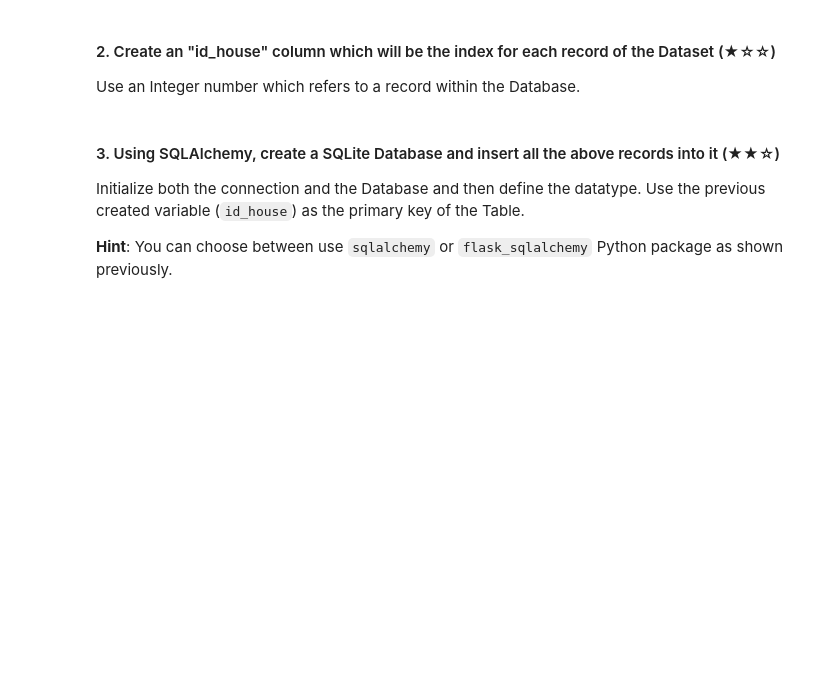
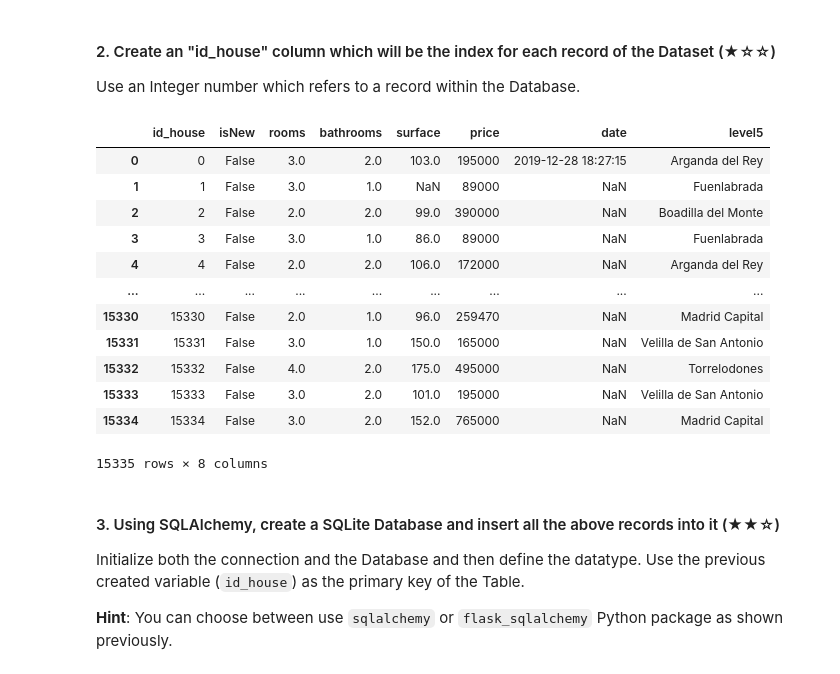
Before and after one commit to 4GeeksAcademy/julio-segura-realestate-review-content-1, a Jupyter notebook: project.ipynb, the cells around one changed output. Drawn from its saved outputs; the diff is of its cells as text; code cells hidden in the pictures; blank space fills up the shorter version.

```diff
--- a/project.ipynb
+++ b/project.ipynb
@@ -45,12 +45,60 @@ ds.head(10)
 Ensure the current datatype of the columns match the desired and, if not, update it.
 # %%
 # TODO
+
+#Cambiar tipo dato de rooms
+ds["rooms"] = ds["rooms"].fillna(0).astype(int)
+
+#Cambiar tipo de dato de bathrooms
+ds["bathrooms"] = ds["bathrooms"].fillna(0).astype(int)
+# %%
+# Create a pandas DataFrame containing the 'date' column:
+
+date = {'date': ["2019-12-28T18:27:15.9680547Z"]}
+df = pd.DataFrame(date)
+
+# Convert the 'date' column to datetime format using pd.to_datetime():
+df['date'] = pd.to_datetime(df['date'])
+
+# Use the strftime() method to format the datetime column to the desired string format:
+df['formatted_date'] = df['date'].dt.strftime("%Y-%m-%d %H:%M:%S")
+# %%
+# To replace the old date column with the new formatted column in your dataset using pandas, you can simply assign the values of the new formatted column to the old column.
+ds['date'] = df['formatted_date']
+# %%
+ds.level5.dtype
+ds['level5'] = ds['level5'].astype(str)
+
+# En Python, el tipo de datos de texto se conoce como secuencia de caracteres (string).
+# En Pandas se los conoce como objetos (object). Por lo que no puede cambiarse el tipo de datos de Object a Str
 # %% [markdown]
 #### 2. Create an "id_house" column which will be the index for each record of the Dataset (★☆☆)
 
 Use an Integer number which refers to a record within the Database.
 # %%
 # TODO
+
+# Reset the index, which will create a new column named 'index'
+ds.reset_index(inplace=True)
+
+# Rename the 'index' column to 'id_house'
+ds.rename(columns={'index':'id_house'}, inplace=True)
+
+ds
+# %% [output]
+|  | id_house | isNew | rooms | bathrooms | surface | price | date | level5 |
+| 0 | 0 | False | 3.0 | 2.0 | 103.0 | 195000 | 2019-12-28 18:27:15 | Arganda del Rey |
+| 1 | 1 | False | 3.0 | 1.0 | NaN | 89000 | NaN | Fuenlabrada |
+| 2 | 2 | False | 2.0 | 2.0 | 99.0 | 390000 | NaN | Boadilla del Monte |
+| 3 | 3 | False | 3.0 | 1.0 | 86.0 | 89000 | NaN | Fuenlabrada |
+| 4 | 4 | False | 2.0 | 2.0 | 106.0 | 172000 | NaN | Arganda del Rey |
+| ... | ... | ... | ... | ... | ... | ... | ... | ... |
+| 15330 | 15330 | False | 2.0 | 1.0 | 96.0 | 259470 | NaN | Madrid Capital |
+| 15331 | 15331 | False | 3.0 | 1.0 | 150.0 | 165000 | NaN | Velilla de San Antonio |
+| 15332 | 15332 | False | 4.0 | 2.0 | 175.0 | 495000 | NaN | Torrelodones |
+| 15333 | 15333 | False | 3.0 | 2.0 | 101.0 | 195000 | NaN | Velilla de San Antonio |
+| 15334 | 15334 | False | 3.0 | 2.0 | 152.0 | 765000 | NaN | Madrid Capital |
+15335 rows × 8 columns
 # %% [markdown]
 #### 3. Using SQLAlchemy, create a SQLite Database and insert all the above records into it (★★☆)
 
```
Also changed, not shown: parts of 13 cells of this notebook, 7 other files.
